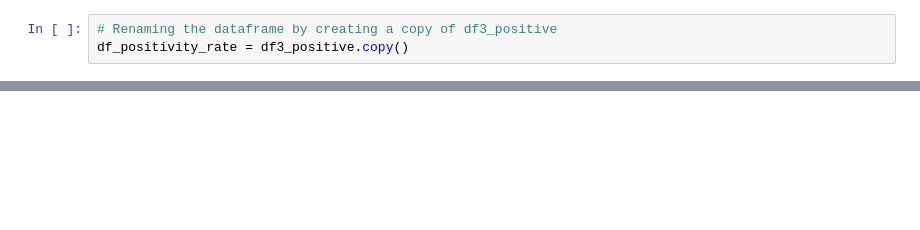
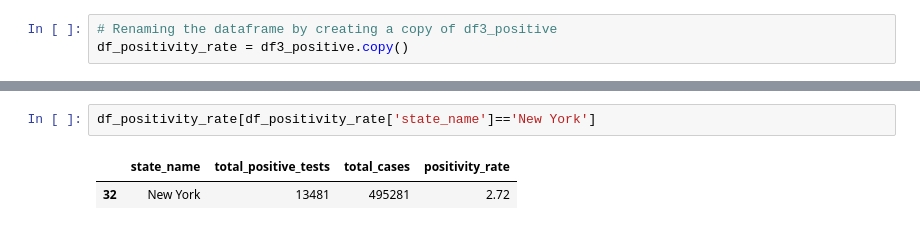
Before and after one commit to joshc3453/dw_assignment, a Jupyter notebook: analysis.ipynb, the cells around one changed output, grey strips where cells are left out. Drawn from its saved outputs; the diff is of its cells as text; blank space fills up the shorter version.

```diff
--- a/analysis.ipynb
+++ b/analysis.ipynb
@@ -222,0 +225,5 @@ df_positivity_rate.sort_values('positivity_rate', ascending=False).head(10)
+# %%
+df_positivity_rate[df_positivity_rate['state_name']=='New York']
+# %% [output]
+|  | state_name | total_positive_tests | total_cases | positivity_rate |
+| 32 | New York | 13481 | 495281 | 2.72 |
```
Also changed, not shown: parts of 16 cells of this notebook, 3 other files.
